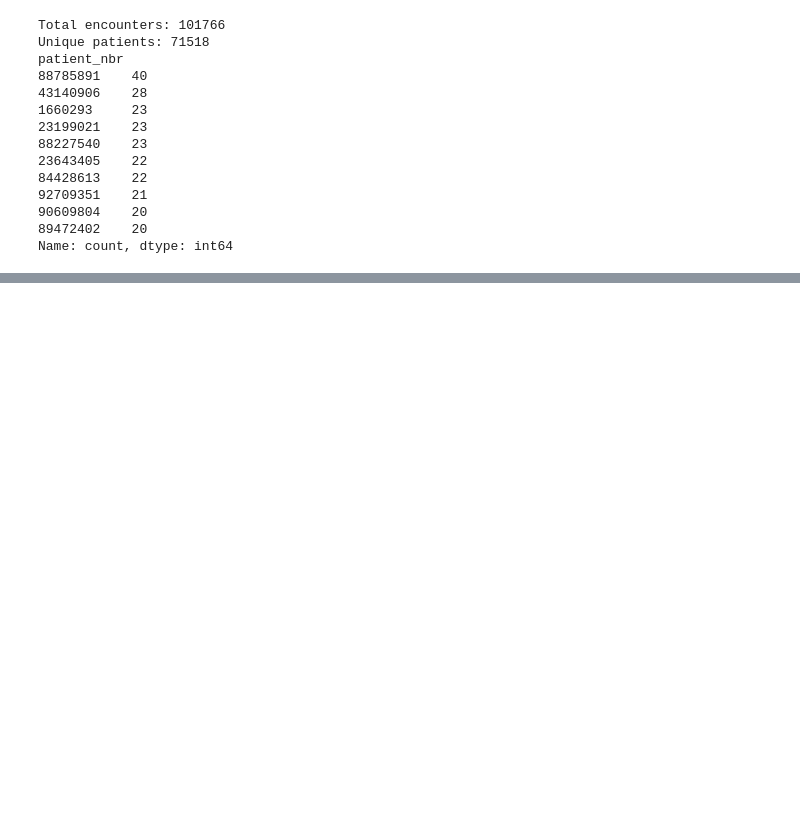
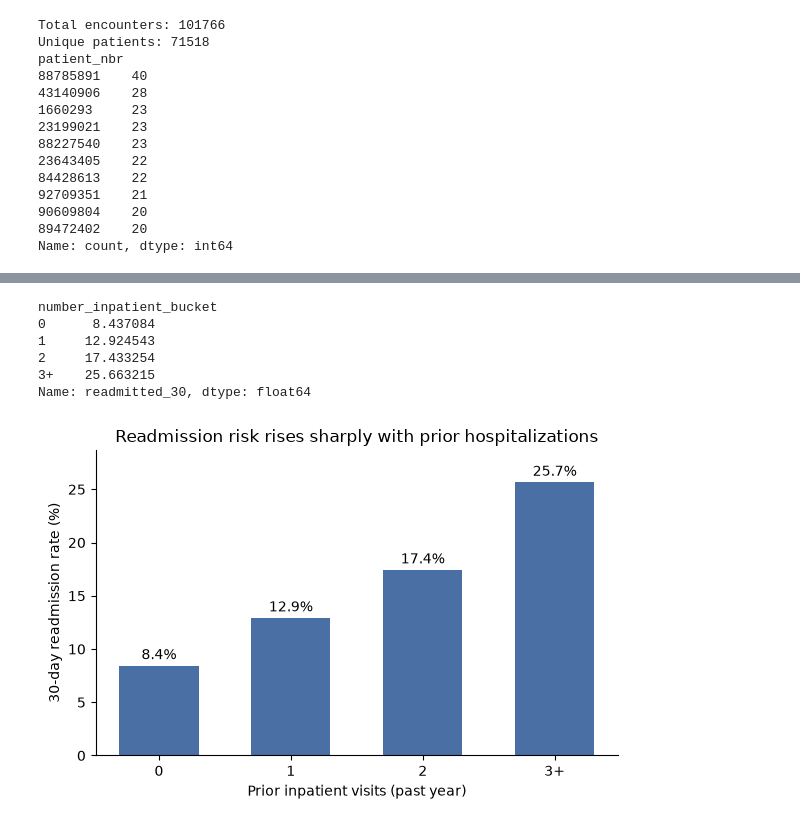
Before and after one commit to vitalemassimo/diabetic-readmission-prediction, a Jupyter notebook: notebooks/01_eda.ipynb, the cells around one changed output, grey strips where cells are left out. Saved outputs shown, nothing was run; the diff lists cells and outputs as text; code cells hidden in the pictures; blank space fills up the shorter version.

```diff
--- a/notebooks/01_eda.ipynb
+++ b/notebooks/01_eda.ipynb
@@ -105,0 +237,40 @@ Name: count, dtype: int64
+# %%
+# Bucket by where the data actually has volume, individual count for 0-2
+# then a single 3+ group since higher counts too few patients to trust individually
+def bucket_inpatient(n):
+    if n >= 3:
+        return '3+'
+    return str(n)
+
+df['number_inpatient_bucket'] = df['number_inpatient'].apply(bucket_inpatient)
+
+order= ['0', '1', '2', '3+']
+readmit_by_inpatient = df.groupby('number_inpatient_bucket')['readmitted_30'].mean().reindex(order)*100
+print(readmit_by_inpatient)
+# %% [output]
+number_inpatient_bucket
+0      8.437084
+1     12.924543
+2     17.433254
+3+    25.663215
+Name: readmitted_30, dtype: float64
+# %%
+fig, ax = plt.subplots(figsize=(6, 4))
+bars = ax.bar(readmit_by_inpatient.index, readmit_by_inpatient.values, color='#4a6fa5', width=0.6)
+
+for bar, value in zip(bars, readmit_by_inpatient.values):
+    ax.text(bar.get_x() + bar.get_width() / 2, bar.get_height() + 0.3,
+            f'{value:.1f}%', ha='center', va='bottom', fontsize=10)
+
+ax.set_ylabel('30-day readmission rate (%)')
+ax.set_xlabel('Prior inpatient visits (past year)')
+ax.set_title('Readmission risk rises sharply with prior hospitalizations')
+ax.spines['top'].set_visible(False)
+ax.spines['right'].set_visible(False)
+ax.set_ylim(0, max(readmit_by_inpatient.values) + 3)
+
+plt.tight_layout()
+plt.savefig(PROJECT_ROOT / 'reports' / 'figures' / 'readmission_by_prior_inpatient.png', dpi=150)
+plt.show()
+# %% [output]
+[figure, added]
```
Also changed, not shown: parts of 11 cells of this notebook, 2 other files.
